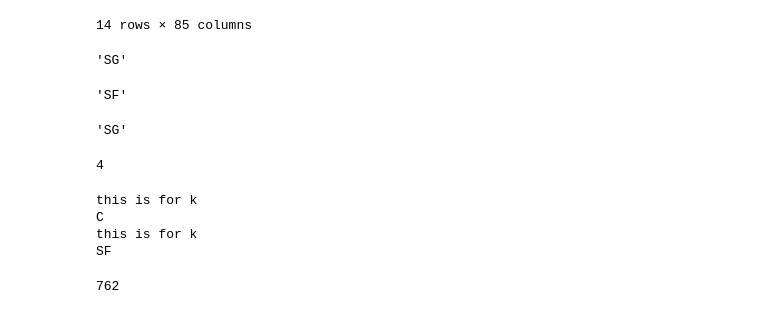
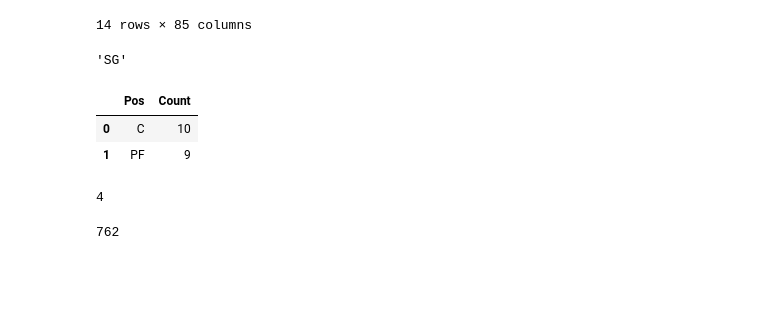
Before and after one commit to SpecCRA/nba_data_scrapers, a Jupyter notebook: bref_player_stats_scraper.ipynb, the cells around one changed output. Saved outputs shown, nothing was run; the diff lists cells and outputs as text; code cells hidden in the pictures; blank space fills up the shorter version.

```diff
--- a/bref_player_stats_scraper.ipynb
+++ b/bref_player_stats_scraper.ipynb
@@ -623,29 +618,18 @@ df_all[df_all['Player'] == 'Allen Iverson*']\
 # %% [output]
 'SG'
 # %%
-df_all[df_all['Player'] == 'Jim Jackson'].groupby(['Pos']).size().reset_index(name = 'Count').sort_values(['Count'], ascending = False).iloc[0][0]
+pos_df_test = df_all[df_all['Player'] == 'Tim Duncan'].groupby(['Pos']).size().reset_index(name = 'Count').sort_values(['Count'], ascending = False)
-# %% [output]
-'SF'
-# %%
-df_all[df_all['Player'] == 'Jim Jackson'].groupby(['Pos']).size().reset_index(name = 'Count').sort_values(['Count'], ascending = False).iloc[1][0]
-# %% [output]
-'SG'
+# %%
+pos_df_test
+# %% [output]
+|  | Pos | Count |
+| 0 | C | 10 |
+| 1 | PF | 9 |
 # %%
 # Count of seasons played at most common position
 df_all[df_all['Player'] == 'Allen Iverson*'].groupby(['Pos']).size().iloc[0]
 # %% [output]
 4
-# %%
-for i, k in df_all[['Player', 'Pos']].head(n=2).iterrows():
-    #print("this is for i")
-    #print(i)
-    print("this is for k")
-    print(k.iloc[1])
-# %% [output]
-this is for k
-C
-this is for k
-SF
 # %%
 # Create a smaller, shuffled sample DataFrame to test cleaning function
 df_test = df_all.sample(frac = 0.05).copy()
```
Also changed, not shown: parts of 26 cells of this notebook, 1 other file.
